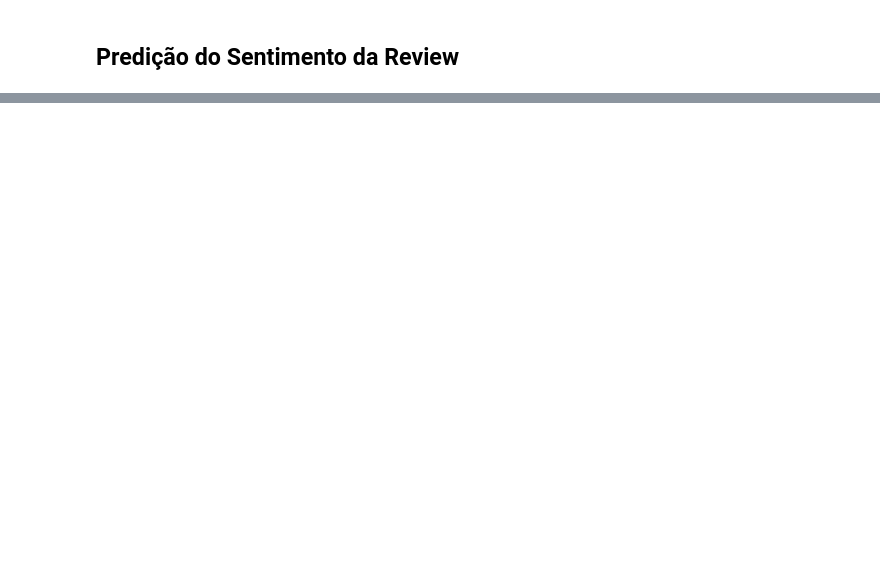
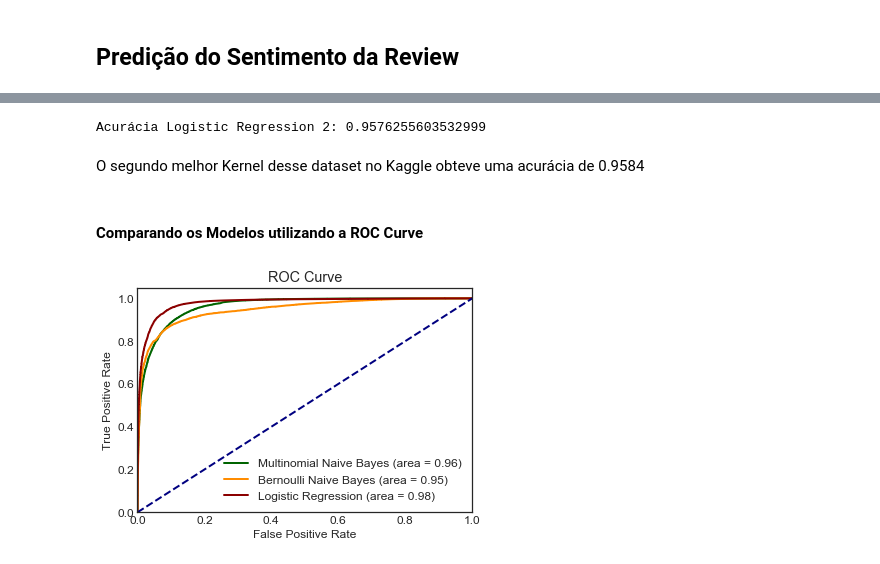
Before and after one commit to iankakaruzia/trabalho_final_machine_learning, a Jupyter notebook: Trabalho Final - Aprendizado de Máquina - Final.ipynb, the cells around one changed output, grey strips where cells are left out. Cells and saved outputs as stored; diff of their text form; code cells hidden in the pictures; blank space fills up the shorter version.

```diff
--- a/Trabalho Final - Aprendizado de Máquina - Final.ipynb
+++ b/Trabalho Final - Aprendizado de Máquina - Final.ipynb
@@ -245,0 +279,7 @@ X_train, X_test, y_train, y_test = train_test_split(X, y, test_size=0.3, random_
+# %%
+model_b = BernoulliNB().fit(X_train_tfidf, y_train)
+b_pred = model_b.predict(X_test_tfidf)
+# %%
+b_pred_probabilities = model_b.predict_proba(X_test_tfidf)[:,1]
+b_fpr, b_tpr, thresholds = metrics.roc_curve(y_test, b_pred_probabilities)
+b_auc = metrics.auc(b_fpr, b_tpr)
@@ -245,0 +303,34 @@ X_train, X_test, y_train, y_test = train_test_split(X, y, test_size=0.3, random_
+# %%
+model_lr2 = LogisticRegression(penalty='l2', C=1e6, random_state=42, tol=0.01, max_iter=200)
+model_lr2.fit(X_train_tfidf, y_train)
+lr_pred2 = model_lr2.predict(X_test_tfidf)
+# %%
+lr_pred_probabilities = model_lr2.predict_proba(X_test_tfidf)[:,1]
+lr_fpr, lr_tpr, thresholds = metrics.roc_curve(y_test, lr_pred_probabilities)
+lr_auc = metrics.auc(lr_fpr, lr_tpr)
+# %%
+print('Acurácia Logistic Regression 2:', metrics.accuracy_score(y_test, lr_pred2))
+# %% [output]
+Acurácia Logistic Regression 2: 0.9576255603532999
+# %% [markdown]
+O segundo melhor Kernel desse dataset no Kaggle obteve uma acurácia de 0.9584
+# %% [markdown]
+#### Comparando os Modelos utilizando a ROC Curve
+# %%
+plt.figure()
+plt.plot(m_fpr, m_tpr, color='darkgreen',
+         lw=2, label='Multinomial Naive Bayes (area = %0.2f)' % m_auc)
+plt.plot(b_fpr, b_tpr, color='darkorange',
+         lw=2, label='Bernoulli Naive Bayes (area = %0.2f)' % b_auc)
+plt.plot(lr_fpr, lr_tpr, color='darkred',
+         lw=2, label='Logistic Regression (area = %0.2f)' % lr_auc)
+plt.plot([0, 1], [0, 1], color='navy', lw=2, linestyle='--')
+plt.xlim([0.0, 1.0])
+plt.ylim([0.0, 1.05])
+plt.xlabel('False Positive Rate')
+plt.ylabel('True Positive Rate')
+plt.title('ROC Curve')
+plt.legend(loc="lower right")
+plt.show()
+# %% [output]
+[figure, added]
```
Also changed, not shown: parts of 74 cells of this notebook, 4 other files.
